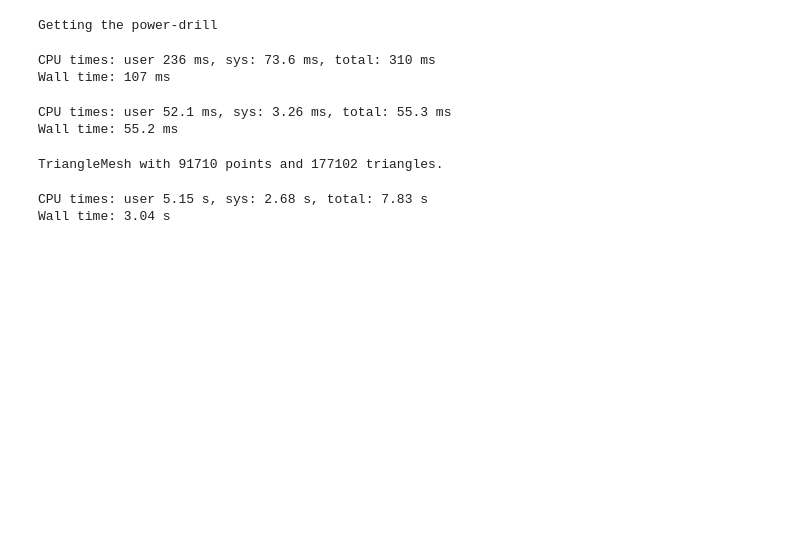
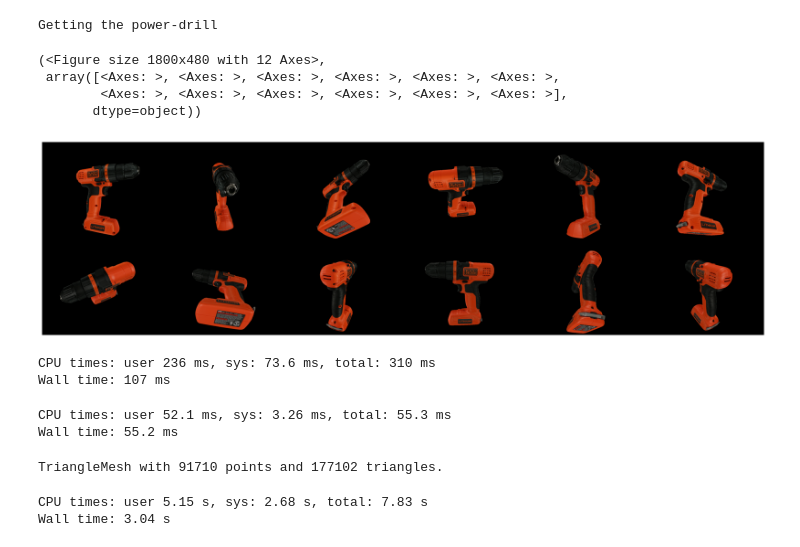
Before and after one commit to 10Electra/MSc-Project, a Jupyter notebook: notebooks/evaluation.ipynb, the cells around one changed output. Cells and saved outputs as stored; diff of their text form; code cells hidden in the pictures; blank space fills up the shorter version.

Commit message:
Add figures

```diff
--- a/notebooks/evaluation.ipynb
+++ b/notebooks/evaluation.ipynb
@@ -72,13 +68,13 @@ obj_centre = centres.mean(axis=0)
 # %%
 cam_offset=obj_centre
 look_at = obj_centre
-width: int = 360
-height: int = 240
+width: int = 1000#360
+height: int = 800#240
 fov: float = 70.0
 k: float = 5
 max_normal_angle_deg = None
-N = 8
-radius = 0.28
+N = 12
+radius = 0.25
 include_depth_images = True
 
 obj_scans = capture_spherical_scans(
@@ -136,6 +132,19 @@ o3d.visualization.draw_geometries(
     up=np.array([0, 0, 1]),
     zoom=0.7,
 )
+# %%
+from superprimitive_fusion.utils import plot_images
+rgbs = [np.flip(d['rgb'].copy(), axis=[0,1]) for d in depth_data]
+depths = [np.flip(d['depth'], axis=[0,1]) for d in depth_data]
+for i,rgb in enumerate(rgbs):
+    rgb[~np.isfinite(depths[i])] = np.array([0,0,0])
+plot_images(rgbs, max_cols=int(len(rgbs)/2))
+# %% [output]
+(<Figure size 1800x480 with 12 Axes>,
+ array([<Axes: >, <Axes: >, <Axes: >, <Axes: >, <Axes: >, <Axes: >,
+        <Axes: >, <Axes: >, <Axes: >, <Axes: >, <Axes: >, <Axes: >],
+       dtype=object))
+[figure, added]
 # %%
 # cam_offset=obj_centre
 # look_at = obj_centre
```
Also changed, not shown: parts of 1 cell of this notebook, 11 other files.
